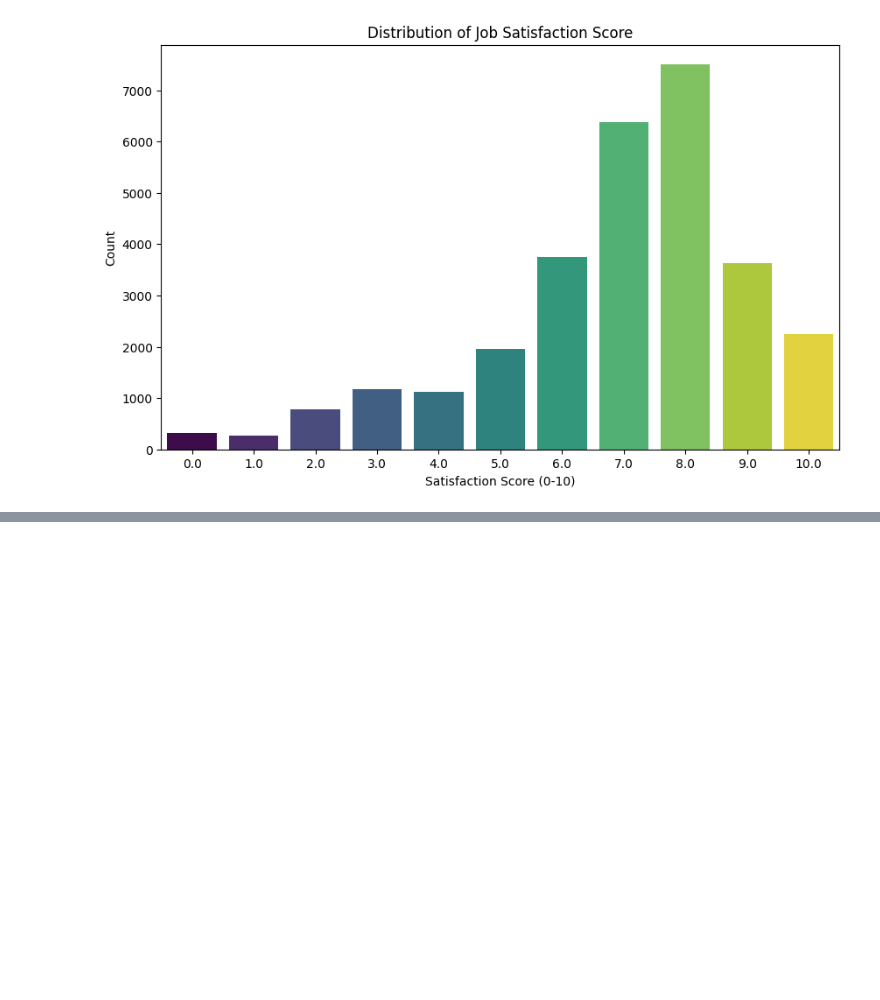
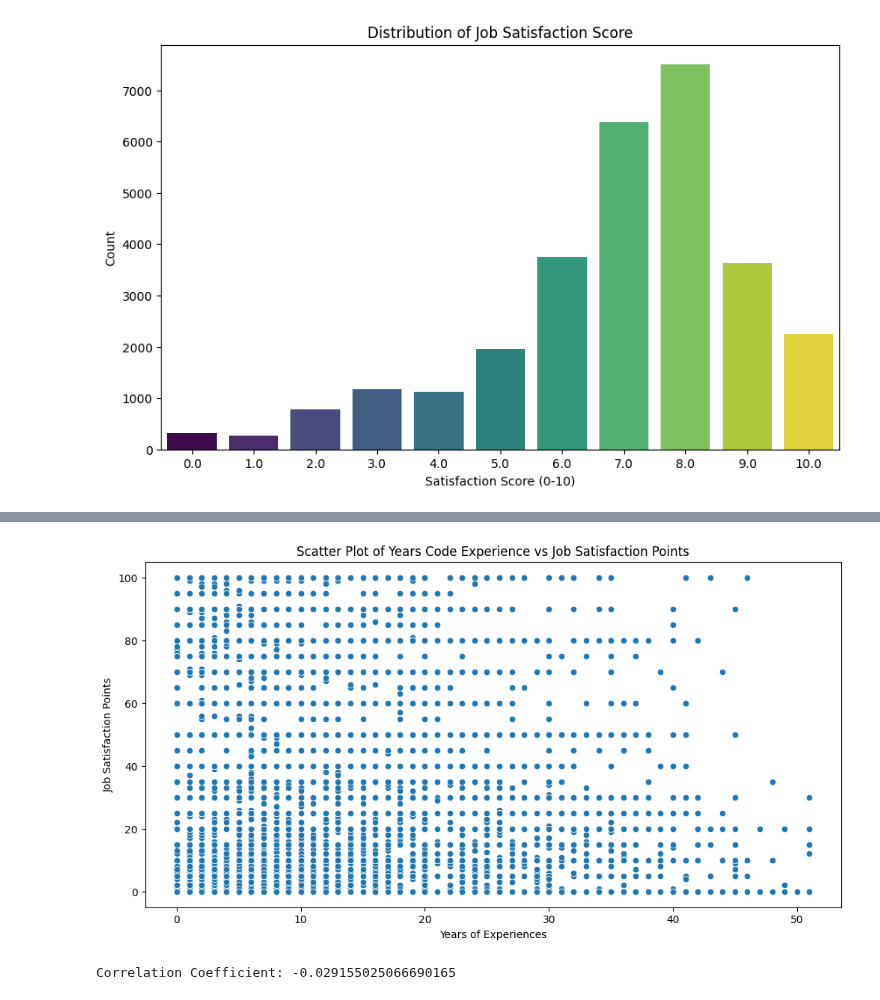
Before and after one commit to azharfachrezi/my-learning, a Jupyter notebook: Capstone Project/Module 3/Survey_data (EDA).ipynb, the cells around one changed output, grey strips where cells are left out. Saved outputs shown, nothing was run; the diff lists cells and outputs as text; code cells hidden in the pictures; blank space fills up the shorter version.

```diff
--- a/Capstone Project/Module 3/Survey_data (EDA).ipynb
+++ b/Capstone Project/Module 3/Survey_data (EDA).ipynb
@@ -156,0 +276,22 @@ plt.show()
+# %%
+# Drop NaN
+df_scatter = df[['YearsCodePro', 'JobSatPoints_1']].dropna().copy()
+
+# Create Figure
+plt.figure(figsize=(12,6))
+
+# Create Plot
+sns.scatterplot(x='YearsCodePro', y='JobSatPoints_1', data=df_scatter)
+
+plt.title('Scatter Plot of Years Code Experience vs Job Satisfaction Points')
+plt.xlabel('Years of Experiences')
+plt.ylabel('Job Satisfaction Points')
+
+plt.show()
+
+# Correlation Calculation
+correlation = df['YearsCodePro'].corr(df['JobSatPoints_1'])
+print(f"Correlation Coefficient: {correlation}")
+# %% [output]
+[figure, added]
+Correlation Coefficient: -0.029155025066690165
```
Also changed, not shown: parts of 21 cells of this notebook.
